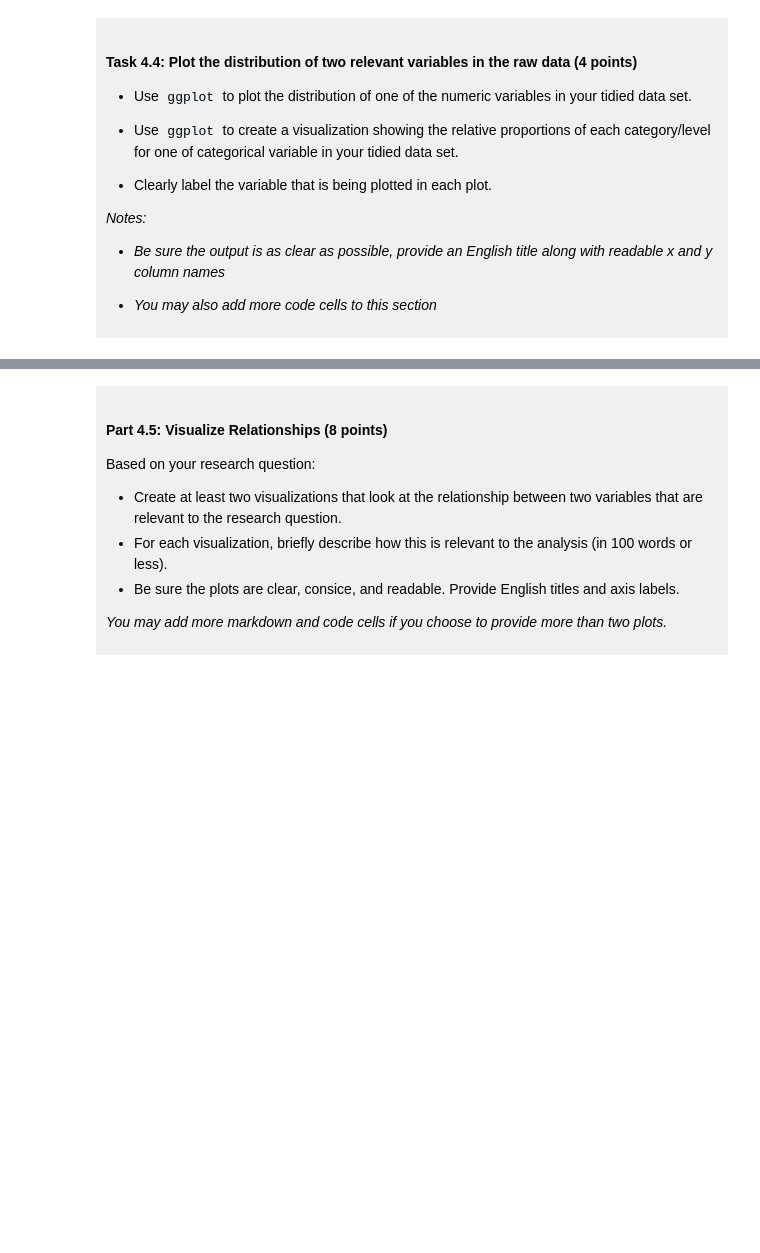
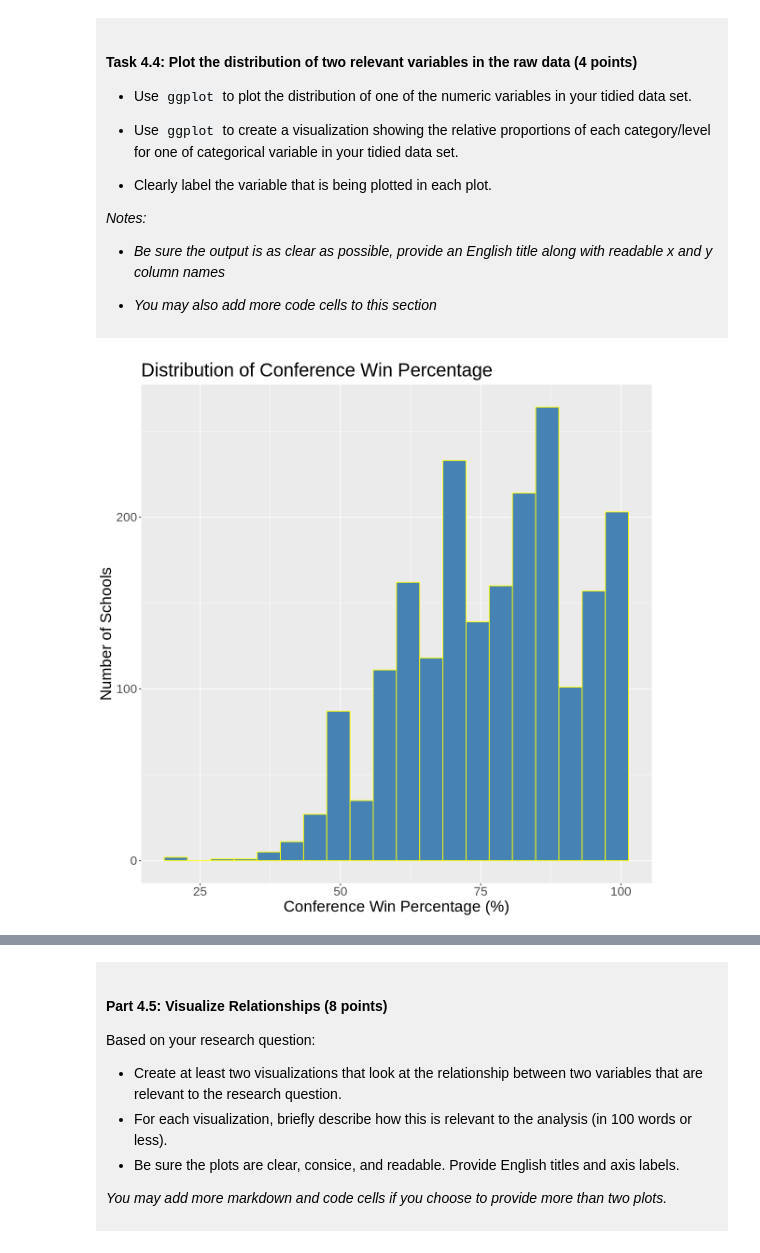
Before and after one commit to cynthyal/dsci-100-project-cynthya-lou, a Jupyter notebook: dsci-100-project-notebook.ipynb, the cells around one changed output, grey strips where cells are left out. Drawn from its saved outputs; the diff is of its cells as text; code cells hidden in the pictures; blank space fills up the shorter version.

```diff
--- a/dsci-100-project-notebook.ipynb
+++ b/dsci-100-project-notebook.ipynb
@@ -303,5 +338,16 @@ You will refine your research question (if needed) and produce a tidy data set.
 
 </div>
 # %%
-### EDIT THIS CODE CELL FOR PLOT 1 ###
+options(repr.plot.height = 10, repr.plot.width = 10)
+
+plot1_bid_data <- bid_data |>
+                    ggplot(aes(x = conf_wins_pct)) +
+                        geom_histogram(fill = "steelblue", color = "yellow", bins = 20) +
+                        xlab("Conference Win Percentage (%)") +
+                        ylab("Number of Schools") +
+                        theme(text = element_text(size = 20)) +
+                        labs(title = "Distribution of Conference Win Percentage")
+plot1_bid_data
+# %% [output]
+[figure, added]
 # %%
```
Also changed, not shown: parts of 11 cells of this notebook.
